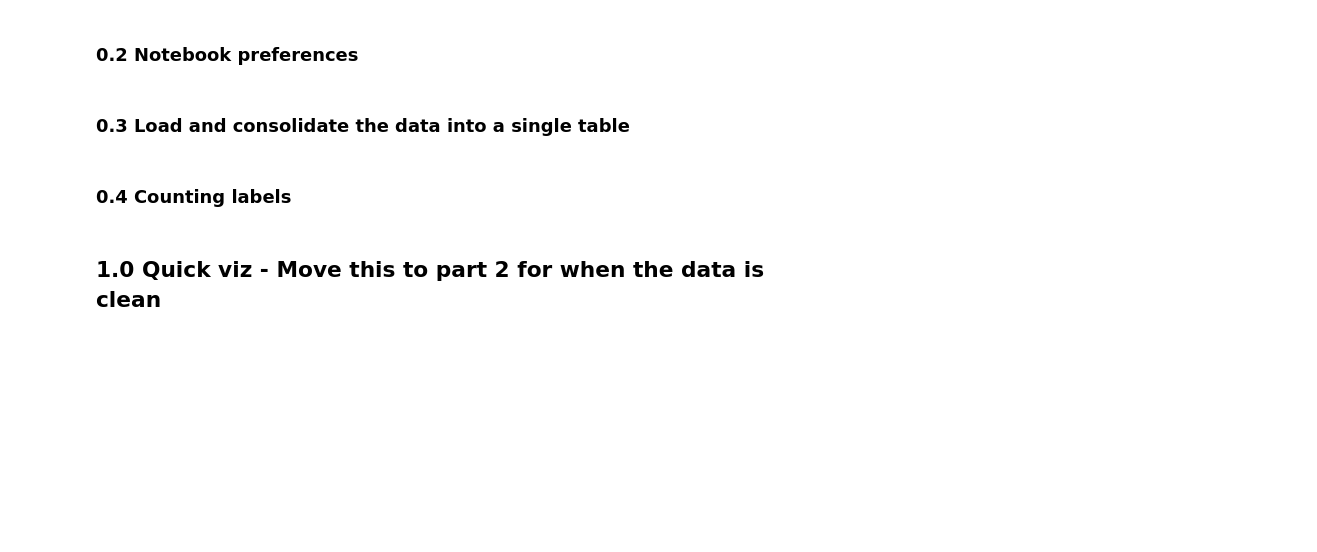
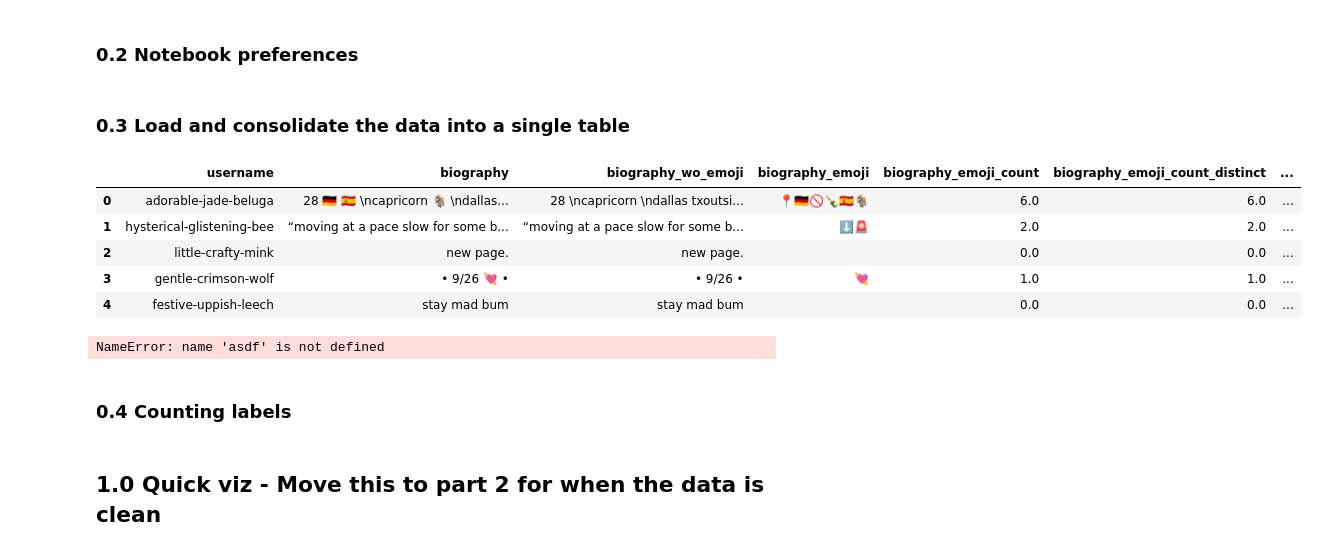
Before and after one commit to marclelamy/instagram_bot_classification, a Jupyter notebook: 4_data_exploration_feature_eng.ipynb, the cells around one changed output. Saved outputs shown, nothing was run; the diff lists cells and outputs as text; code cells hidden in the pictures; blank space fills up the shorter version.

```diff
--- a/4_data_exploration_feature_eng.ipynb
+++ b/4_data_exploration_feature_eng.ipynb
@@ -65,14 +68,26 @@ viz_dir = '/Users/marclamy/Desktop/code/viz/instabot/'
 # %%
 df_main = sl.load_main()
 df_labels = sl.load_labels()
 
 df_main = df_main.merge(df_labels, how='left', on='username')
 
 # either fillna, either dropna, depending on the use case, comment/uncomment
 # df_main['label'] = df_main['label'].fillna(-1).astype(int)
 # df_main['label'] = df_main['label'].astype(str)
 df_main['binary_label'] = df_main['label'].apply(lambda x: 1 if x == 3 else x)
 df_main = df_main.dropna(subset='label').reset_index(drop=True)
 
 # df_main = sl.Mypandas(df_main)
+
+
+df_main = df_main.drop([col for col in df_main.columns if any([f'posts_{x}' in col for x in ['sum', 'min', 'max', 'avg', 'concat']])], axis=1)
+
+
 df_main.head()
+# %% [output]
+|  | username | biography | biography_wo_emoji | biography_emoji | biography_emoji_count | biography_emoji_count_distinct | ... |
+| 0 | adorable-jade-beluga | ⁣⁣28 🇩🇪 🇪🇸 \ncapricorn 🐐 \ndallas... | ⁣⁣28 \ncapricorn \ndallas txoutsi... | 📍🇩🇪🚫🍾🇪🇸🐐 | 6.0 | 6.0 | ... |
+| 1 | hysterical-glistening-bee | “moving at a pace slow for some b... | “moving at a pace slow for some b... | ⬇️🚨 | 2.0 | 2.0 | ... |
+| 2 | little-crafty-mink | new page. | new page. |  | 0.0 | 0.0 | ... |
+| 3 | gentle-crimson-wolf | • 9/26 💘 • | • 9/26 • | 💘 | 1.0 | 1.0 | ... |
+| 4 | festive-uppish-leech | stay mad bum | stay mad bum |  | 0.0 | 0.0 | ... |
@@ -81,6 +94,8 @@ df_main[[col for col in df_main.columns if 'label' in col]].info()
 # %%
 os.system('say "error"')
-# asdf
+asdf
+# %% [output]
+NameError: name 'asdf' is not defined
 # %% [markdown]
 ### 0.4 Counting labels
 # %%
```
Also changed, not shown: parts of 99 cells of this notebook, 1 other file.
